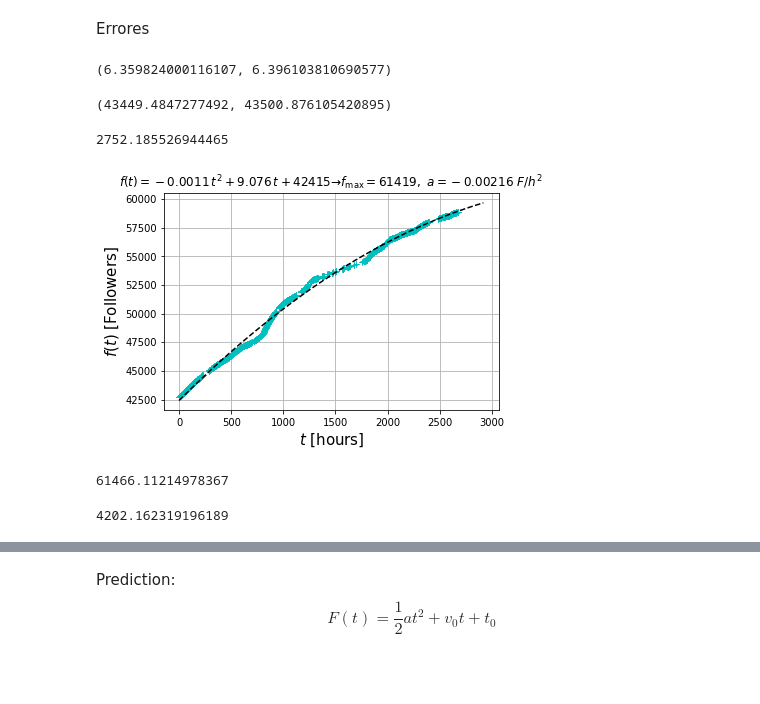
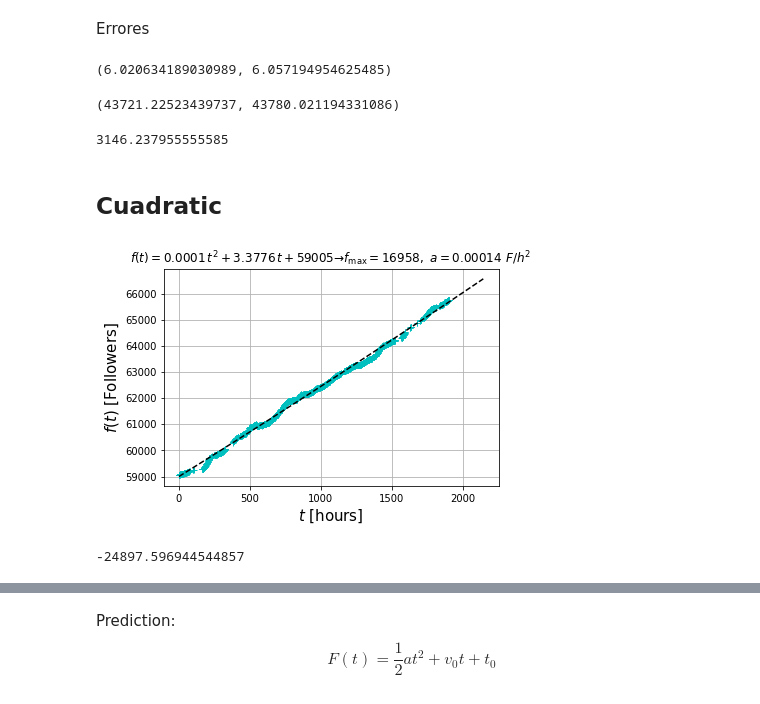
Before and after one commit to restrepo/instagram, a Jupyter notebook: analysis.ipynb, the cells around one changed output, grey strips where cells are left out. Saved outputs shown, nothing was run; the diff lists cells and outputs as text; code cells hidden in the pictures; blank space fills up the shorter version.

```diff
--- a/analysis.ipynb
+++ b/analysis.ipynb
@@ -10,5 +13,9 @@ def line(x,m,b):
 # %%
+def line(x,m,b):
+    return m*x+b
+
 df=pd.read_json('followers.json')
+df=df.iloc[-1500:].reset_index(drop=True)
 #df=df[-20:].reset_index(drop=True)
 
 #df['hours']=df['date_time'].apply(lambda t: (t-df.loc[0,'date_time']).seconds/3600  )
@@ -89,47 +106,54 @@ Errores
 # %%
 m-Δm,m+Δm
 # %% [output]
-(6.359824000116107, 6.396103810690577)
+(6.020634189030989, 6.057194954625485)
 # %%
 b-Δb,b+Δb
 # %% [output]
-(43449.4847277492, 43500.876105420895)
+(43721.22523439737, 43780.021194331086)
 # %%
 df.iloc[-1]['hours']+10*24
 # %% [output]
-2752.185526944465
+3146.237955555585
+# %% [markdown]
+## Cuadratic
 # %%
+import pandas as pd
 def curve(x,a,b,c):
     return a*x**2+b*x+c
+
+df=pd.read_json('followers.json')
+df=df.iloc[-1500:].reset_index(drop=True)
+df['hours']=df['date_time'].apply(lambda t: (t.timestamp()-df.loc[0,'date_time'].timestamp())/3600  )
+
 
 l,le=optimize.curve_fit(curve,df['hours'],df['followers'],p0=[0.1,8,40000])
 
 #df['hours']=df['date_time'].apply(lambda t: (t-df.loc[0,'date_time']).seconds/3600  )
 df['hours']=df['date_time'].apply(lambda t: (t.timestamp()-df.loc[0,'date_time'].timestamp())/3600  )
 plt.plot(df['hours'],df['followers'],'c+')
 
 
 l,le=optimize.curve_fit(curve,df['hours'],df['followers'],p0=[0.1,8,40000])
 a,b,c=l
 
 
 #Fit:
 p=np.poly1d([a,b,c])
 v=p.deriv()
 tmax=v.roots[0]
 t=np.linspace(0,df.iloc[-1]['hours']+10*24)
 
 
 plt.plot(t,curve(t,a,b,c),linestyle='--',color='k')
 plt.title('$f(t)=%s\\,t^2+%s\\,t+%s \\to f_{\\rm{max}}=%s,\\ a=%s\\ F/h^2$ '
           %(round(a,4),round(b,4),int(c),int(p(tmax)),2*round(a,5)),fontsize=12)
 plt.xlabel('$t$ [hours]',size=15)
 plt.ylabel('$f(t)$ [Followers]',size=15)
 plt.grid()
+#plt.hlines(62000,-100,4000)
 plt.savefig('followers.png')
+#plt.xlim(3000,4500)
+#plt.ylim(60000,64000)
 # %% [output]
-[figure, old version]
+[figure, new version]
-# %%
-p(tmax)
-# %% [output]
-61466.11214978367
@@ -136,4 +170,4 @@ p(tmax)
 # %%
 tmax
 # %% [output]
-4202.162319196189
+-24897.596944544857
```
Also changed, not shown: parts of 24 cells of this notebook, 2 other files.
